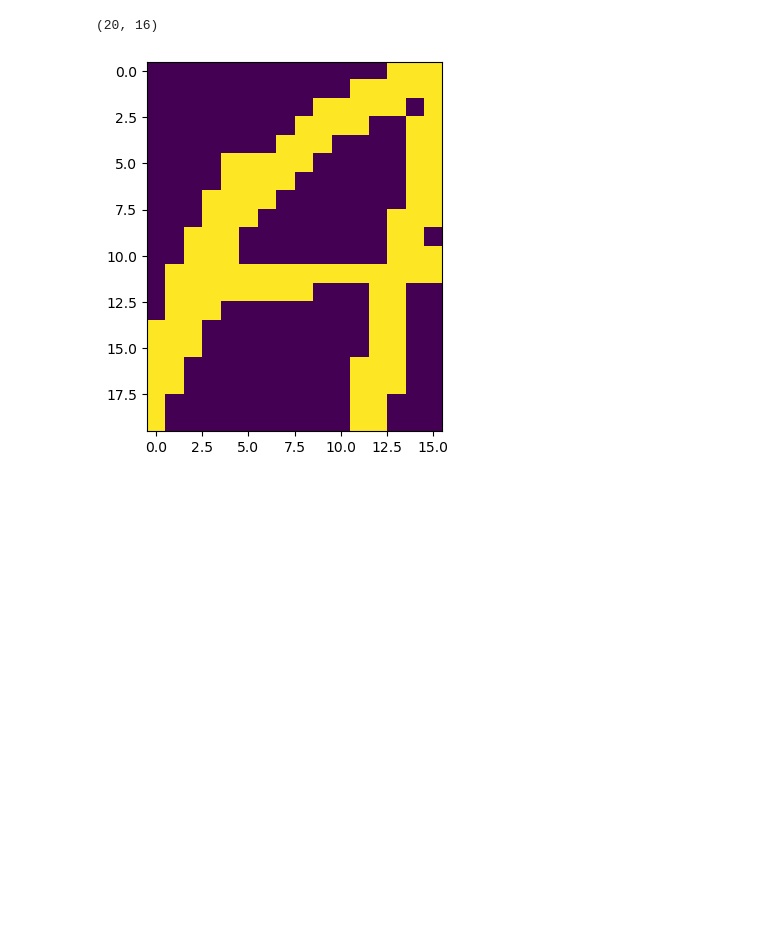
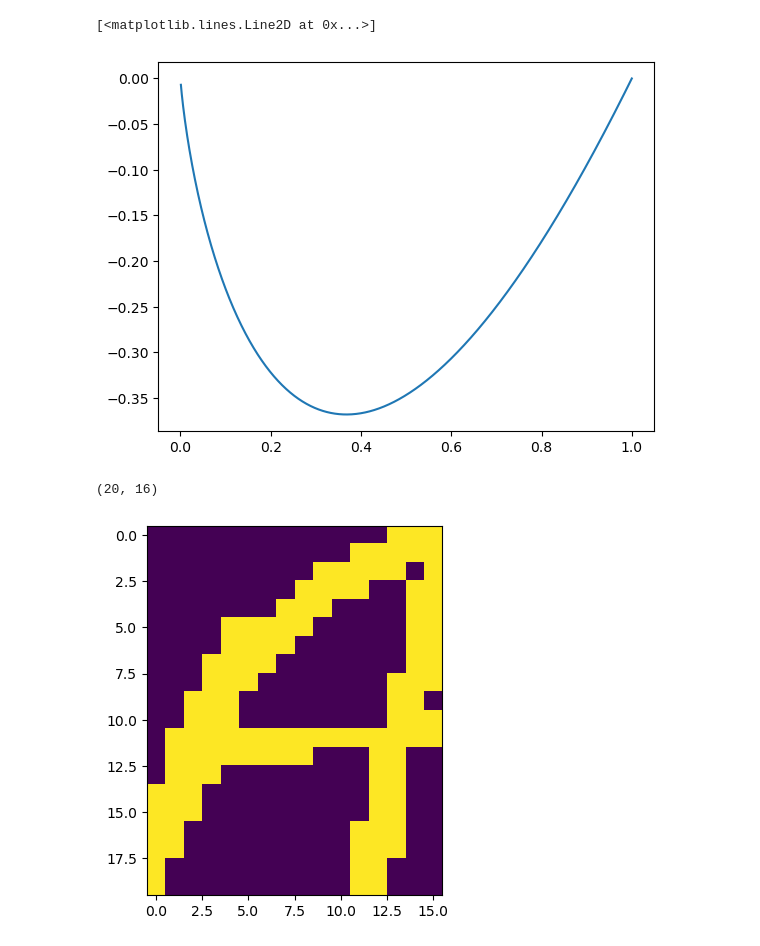
Before and after one commit to Theo-Morvan/DL_2_project, a Jupyter notebook: data_exploration.ipynb, the cells around one changed output. Saved outputs shown, nothing was run; the diff lists cells and outputs as text; code cells hidden in the pictures; blank space fills up the shorter version.

```diff
--- a/data_exploration.ipynb
+++ b/data_exploration.ipynb
@@ -5,3 +7,10 @@ mat = scipy.io.loadmat('binaryalphadigs.mat')
+# %%
+x_s = np.linspace(0., 1, 1000)
+y_s = x_s*np.log(x_s)
+plt.plot(x_s, y_s)
+# %% [output]
+[<matplotlib.lines.Line2D at 0x...>]
+[figure, added]
 # %%
 data = mat['dat']
 # %%
```
Also changed, not shown: parts of 2 cells of this notebook, 2 other files.
